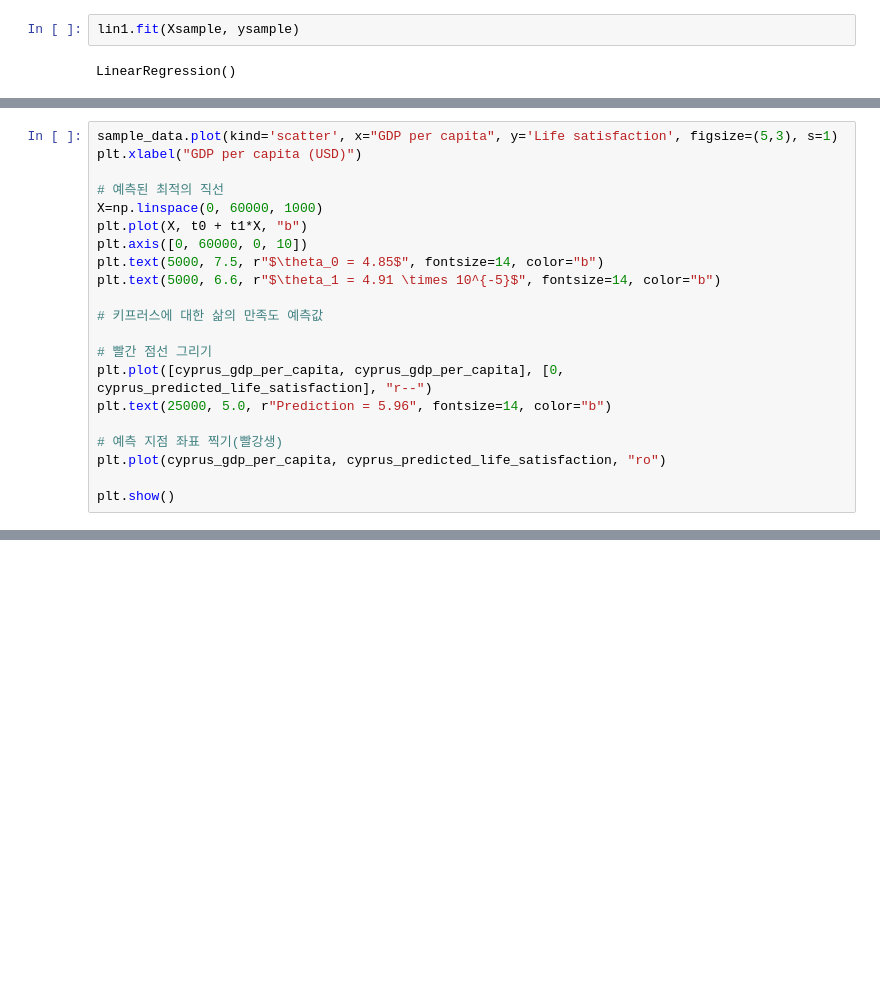
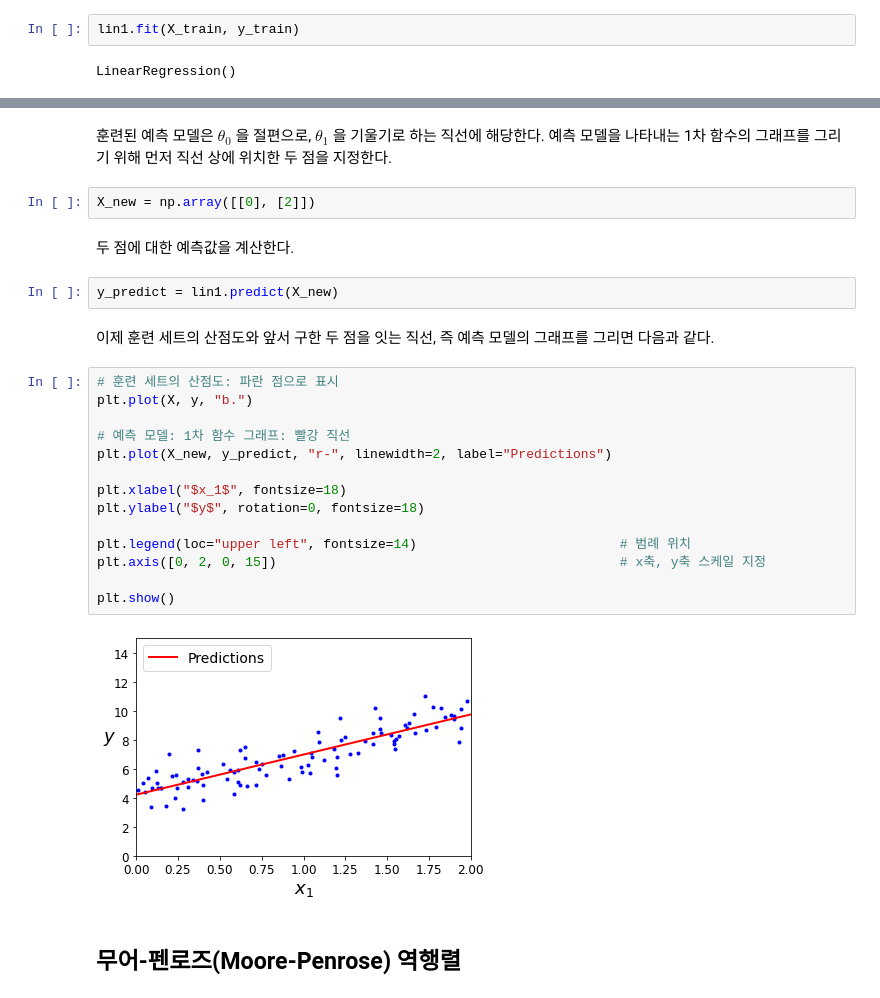
Before and after one commit to codingalzi/pydata, a Jupyter notebook: notebooks/pydata08-machine-learning-preview-1.ipynb, the cells around one changed output, grey strips where cells are left out. Saved outputs shown, nothing was run; the diff lists cells and outputs as text; blank space fills up the shorter version.

```diff
--- a/notebooks/pydata08-machine-learning-preview-1.ipynb
+++ b/notebooks/pydata08-machine-learning-preview-1.ipynb
@@ -591,4 +223,4 @@ array([[6. ],
 # %%
-lin1.fit(Xsample, ysample)
+lin1.fit(X_train, y_train)
 # %% [output]
 LinearRegression()
@@ -650,21 +239,0 @@ cyprus_predicted_life_satisfaction
-# %%
-sample_data.plot(kind='scatter', x="GDP per capita", y='Life satisfaction', figsize=(5,3), s=1)
-plt.xlabel("GDP per capita (USD)")
-
-# 예측된 최적의 직선
-X=np.linspace(0, 60000, 1000)
-plt.plot(X, t0 + t1*X, "b")
-plt.axis([0, 60000, 0, 10])
-plt.text(5000, 7.5, r"$\theta_0 = 4.85$", fontsize=14, color="b")
-plt.text(5000, 6.6, r"$\theta_1 = 4.91 \times 10^{-5}$", fontsize=14, color="b")
-
-# 키프러스에 대한 삶의 만족도 예측값
-
-# 빨간 점선 그리기
-plt.plot([cyprus_gdp_per_capita, cyprus_gdp_per_capita], [0, cyprus_predicted_life_satisfaction], "r--")
-plt.text(25000, 5.0, r"Prediction = 5.96", fontsize=14, color="b")
-
-# 예측 지점 좌표 찍기(빨강생)
-plt.plot(cyprus_gdp_per_capita, cyprus_predicted_life_satisfaction, "ro")
-
-plt.show()
@@ -797,0 +240,31 @@ plt.show()
+# %% [markdown]
+훈련된 예측 모델은
+$\theta_0$ 을 절편으로, $\theta_1$ 을 기울기로 하는 직선에 해당한다.
+예측 모델을 나타내는 1차 함수의 그래프를 그리기 위해
+먼저 직선 상에 위치한 두 점을 지정한다.
+# %%
+X_new = np.array([[0], [2]])
+# %% [markdown]
+두 점에 대한 예측값을 계산한다.
+# %%
+y_predict = lin1.predict(X_new)
+# %% [markdown]
+이제 훈련 세트의 산점도와 앞서 구한 두 점을 잇는 직선, 즉 예측 모델의 그래프를 그리면 다음과 같다.
+# %%
+# 훈련 세트의 산점도: 파란 점으로 표시
+plt.plot(X, y, "b.")
+
+# 예측 모델: 1차 함수 그래프: 빨강 직선
+plt.plot(X_new, y_predict, "r-", linewidth=2, label="Predictions")
+
+plt.xlabel("$x_1$", fontsize=18)
+plt.ylabel("$y$", rotation=0, fontsize=18)
+
+plt.legend(loc="upper left", fontsize=14)                          # 범례 위치
+plt.axis([0, 2, 0, 15])                                            # x축, y축 스케일 지정
+
+plt.show()
+# %% [output]
+[figure, added]
+# %% [markdown]
+## 무어-펜로즈(Moore-Penrose) 역행렬
```
Also changed, not shown: parts of 148 cells of this notebook, 4 other files.
